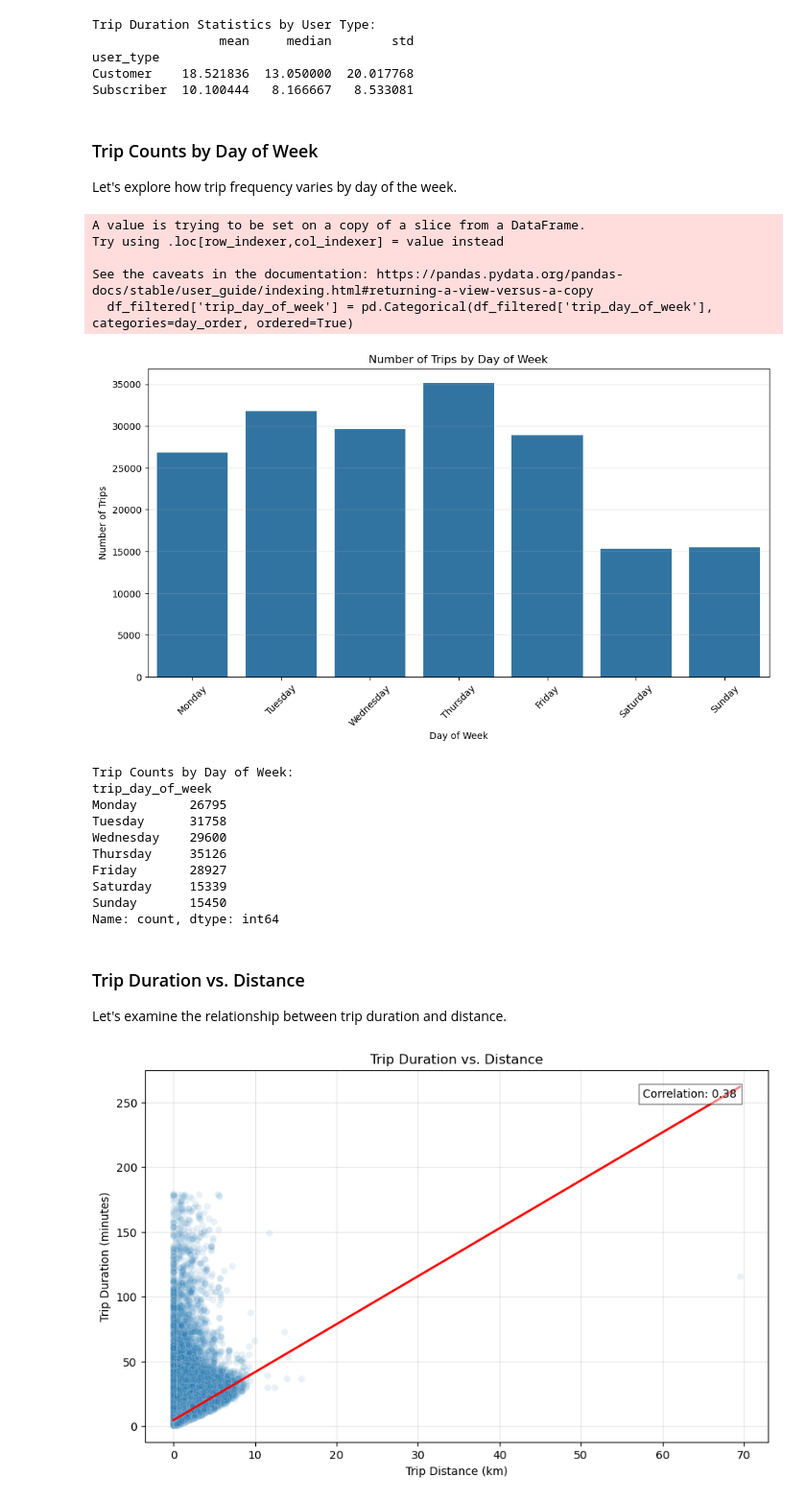
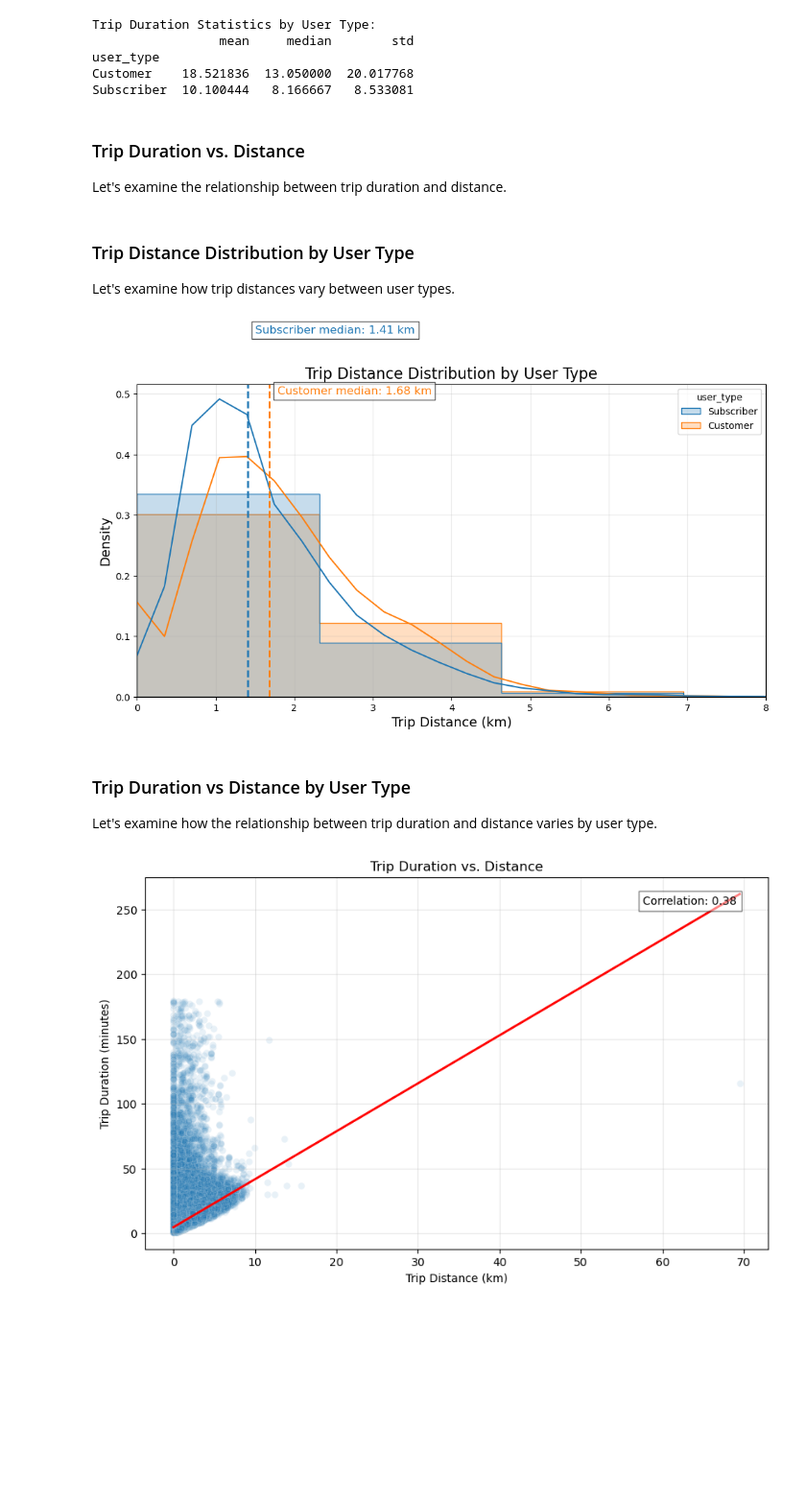
Before and after one commit to AbdalrhmanJuber/Ford-GoBike-System-Data-Analysis-Project, a Jupyter notebook: Part_I_exploration.ipynb, the cells around one changed output. Shown at 96% size. Drawn from its saved outputs; the diff is of its cells as text; code cells hidden in the pictures; blank space fills up the shorter version.

```diff
--- a/Part_I_exploration.ipynb
+++ b/Part_I_exploration.ipynb
@@ -276,52 +337,44 @@ Trip Duration Statistics by User Type:
 user_type
 Customer    18.521836  13.050000  20.017768
 Subscriber  10.100444   8.166667   8.533081
-# %% [markdown]
-### Trip Counts by Day of Week
-Let's explore how trip frequency varies by day of the week.
-# %%
-# Question: How do trip counts vary by day of the week?
-# First, let's create a categorical type with the correct order of days
-day_order = ['Monday', 'Tuesday', 'Wednesday', 'Thursday', 'Friday', 'Saturday', 'Sunday']
-df_filtered['trip_day_of_week'] = pd.Categorical(df_filtered['trip_day_of_week'], categories=day_order, ordered=True)
-
-plt.figure(figsize=(12, 6))
-sns.countplot(data=df_filtered, x='trip_day_of_week', order=day_order)
-plt.title('Number of Trips by Day of Week')
-plt.xlabel('Day of Week')
-plt.ylabel('Number of Trips')
-plt.xticks(rotation=45)
-plt.grid(axis='y', alpha=0.3)
-plt.show()
-
-# Calculate statistics
-day_counts = df_filtered['trip_day_of_week'].value_counts().reindex(day_order)
-print(f"Trip Counts by Day of Week:\n{day_counts}")
-
-# Observations:
-# There are more trips during weekdays compared to weekends.
-# This further supports the hypothesis that many users are using
-# the service for commuting to work or school during weekdays.
-# %% [output]
-A value is trying to be set on a copy of a slice from a DataFrame.
-Try using .loc[row_indexer,col_indexer] = value instead
-
-See the caveats in the documentation: https://pandas.pydata.org/pandas-docs/stable/user_guide/indexing.html#returning-a-view-versus-a-copy
-  df_filtered['trip_day_of_week'] = pd.Categorical(df_filtered['trip_day_of_week'], categories=day_order, ordered=True)
-[figure, removed]
-Trip Counts by Day of Week:
-trip_day_of_week
-Monday       26795
-Tuesday      31758
-Wednesday    29600
-Thursday     35126
-Friday       28927
-Saturday     15339
-Sunday       15450
-Name: count, dtype: int64
 # %% [markdown]
 ### Trip Duration vs. Distance
 Let's examine the relationship between trip duration and distance.
+# %% [markdown]
+### Trip Distance Distribution by User Type
+Let's examine how trip distances vary between user types.
+# %%
+# Question: How does trip distance distribution vary between user types?
+plt.figure(figsize=(12, 6))
+sns.histplot(data=df_filtered, x='trip_distance_km', hue='user_type', bins=30,
+             kde=True, element='step', common_norm=False, stat='density')
+
+# Calculate and display median values
+subscriber_median = df_filtered[df_filtered['user_type'] == 'Subscriber']['trip_distance_km'].median()
+customer_median = df_filtered[df_filtered['user_type'] == 'Customer']['trip_distance_km'].median()
+plt.axvline(subscriber_median, color='#1f77b4', linestyle='--', linewidth=2)
+plt.axvline(customer_median, color='#ff7f0e', linestyle='--', linewidth=2)
+plt.text(subscriber_median + 0.1, 0.6, f'Subscriber median: {subscriber_median:.2f} km',
+         color='#1f77b4', fontsize=12, bbox=dict(facecolor='white', alpha=0.7))
+plt.text(customer_median + 0.1, 0.5, f'Customer median: {customer_median:.2f} km',
+         color='#ff7f0e', fontsize=12, bbox=dict(facecolor='white', alpha=0.7))
+
+plt.title('Trip Distance Distribution by User Type', fontsize=16)
+plt.xlabel('Trip Distance (km)', fontsize=14)
+plt.ylabel('Density', fontsize=14)
+plt.grid(True, alpha=0.3)
+plt.xlim(0, 8)
+plt.show()
+
+# Observations:
+# - Most trips for both user types are relatively short, clustering around 1-2 km
+# - Customers tend to take slightly longer trips (median: 1.67 km) compared to Subscribers (median: 1.35 km)
+# - The distribution for Customers is slightly more spread out, suggesting more variation in trip distances
+# %% [output]
+[figure, added]
+# %% [markdown]
+### Trip Duration vs Distance by User Type
+Let's examine how the relationship between trip duration and distance varies by user type.
 # %%
 # Question: Is there a correlation between trip duration and distance?
 plt.figure(figsize=(10, 6))
```
Also changed, not shown: parts of 16 cells of this notebook, 3 other files.
